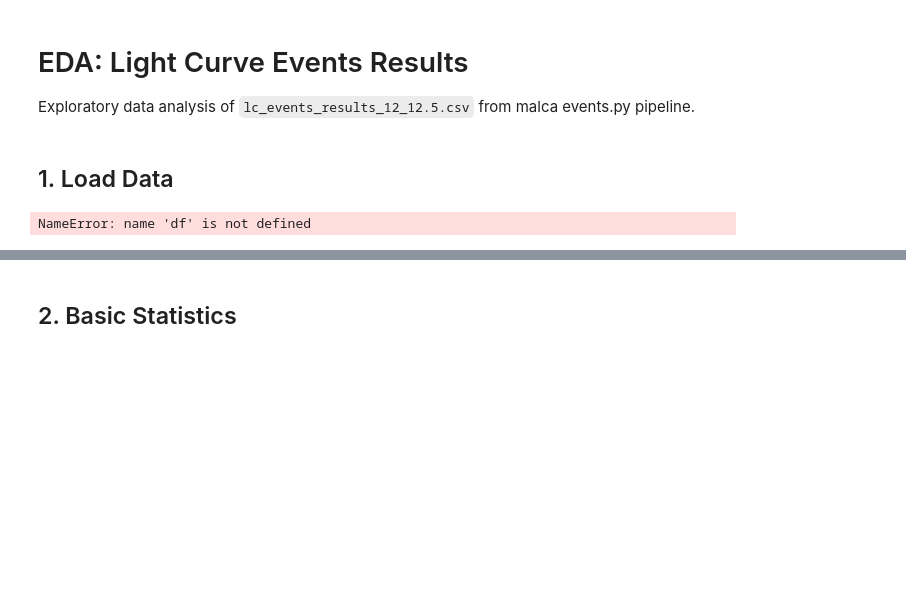
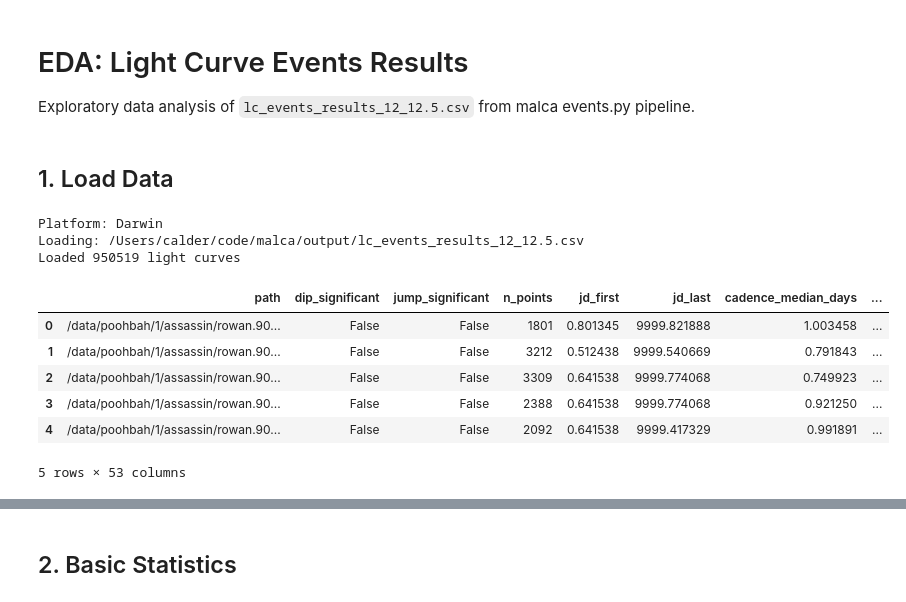
Before and after one commit to calderlen/malca, a Jupyter notebook: malca/notebooks/eda_events_results.ipynb, the cells around one changed output, grey strips where cells are left out. Drawn from its saved outputs; the diff is of its cells as text; code cells hidden in the pictures; blank space fills up the shorter version.

Commit message:
saving nb outputs

```diff
--- a/malca/notebooks/eda_events_results.ipynb
+++ b/malca/notebooks/eda_events_results.ipynb
@@ -14,18 +14,54 @@ sns.set_palette('husl')
 %matplotlib inline
 # %% [markdown]
 ## 1. Load Data
-# %%
-import os
-osname = os.name
-if osname == "Linux":
-    df = pd.read_csv('/home/calder/code/malca/output/lc_events_results_12_12.5.csv')
-elif osname == "Darwin":  # macOS
-    df = pd.read_csv('/Users/calder/code/malca/output/lc_events_results_12_12.5.csv')
-
-print(f"Loaded {len(df)} light curves")
-df.head()
-# %% [output]
-NameError: name 'df' is not defined
+# %%
+from pathlib import Path
+import platform
+
+# Resolve repo root (works when running from malca/notebooks)
+HERE = Path.cwd().resolve()
+
+def find_repo_root(start: Path) -> Path:
+    for p in (start, *start.parents):
+        if (p / "pyproject.toml").exists() and (p / "malca").is_dir():
+            return p
+    return start
+
+REPO_ROOT = find_repo_root(HERE)
+OUTPUT_DIR = REPO_ROOT / "output"
+
+# Preferred default file
+default_path = OUTPUT_DIR / "lc_events_results_12_12.5.csv"
+
+if default_path.exists():
+    results_path = default_path
+else:
+    # Fallback: pick the first matching results file
+    matches = sorted(OUTPUT_DIR.glob("lc_events_results_*.csv"))
+    if not matches:
+        raise FileNotFoundError(
+            f"No lc_events_results_*.csv found in {OUTPUT_DIR}. "
+            "Run malca detect or update the path here."
+        )
+    results_path = matches[0]
+
+print("Platform:", platform.system())
+print("Loading:", results_path)
+
+df = pd.read_csv(results_path)
+print(f"Loaded {len(df)} light curves")
+df.head()
+# %% [output]
+Platform: Darwin
+Loading: /Users/calder/code/malca/output/lc_events_results_12_12.5.csv
+Loaded 950519 light curves
+|  | path | dip_significant | jump_significant | n_points | jd_first | jd_last | cadence_median_days | ... |
+| 0 | /data/poohbah/1/assassin/rowan.90... | False | False | 1801 | 0.801345 | 9999.821888 | 1.003458 | ... |
+| 1 | /data/poohbah/1/assassin/rowan.90... | False | False | 3212 | 0.512438 | 9999.540669 | 0.791843 | ... |
+| 2 | /data/poohbah/1/assassin/rowan.90... | False | False | 3309 | 0.641538 | 9999.774068 | 0.749923 | ... |
+| 3 | /data/poohbah/1/assassin/rowan.90... | False | False | 2388 | 0.641538 | 9999.774068 | 0.921250 | ... |
+| 4 | /data/poohbah/1/assassin/rowan.90... | False | False | 2092 | 0.641538 | 9999.417329 | 0.991891 | ... |
+5 rows × 53 columns
 # %%
 df.info()
 # %% [output]
```
Also changed, not shown: parts of 16 cells of this notebook, 4 other files.
